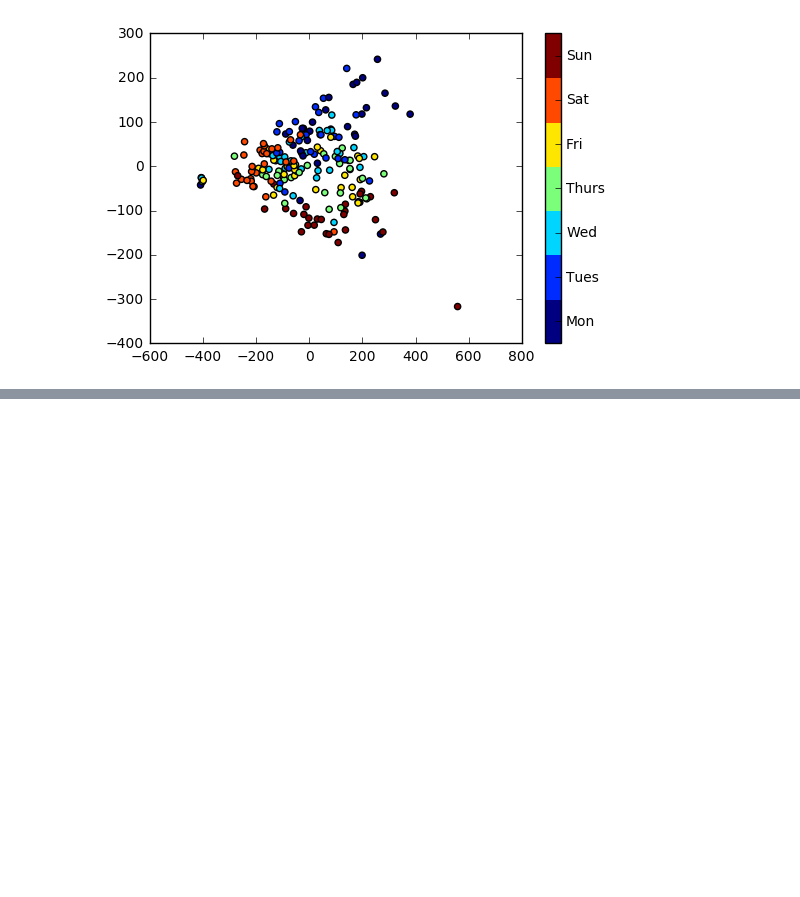
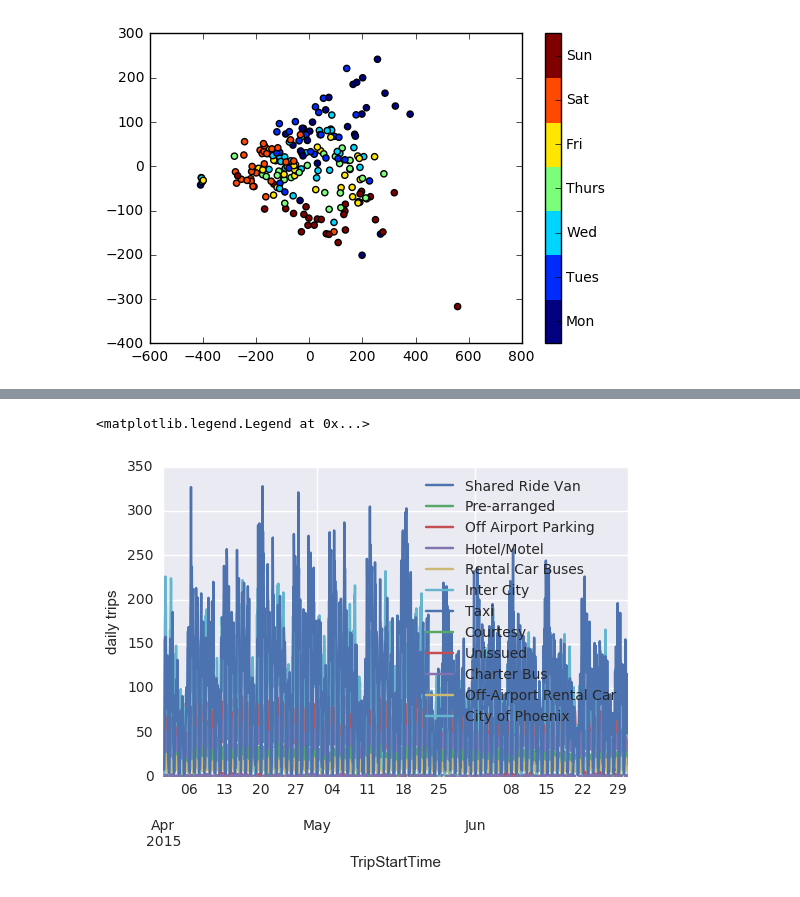
Before and after one commit to jessepisel/random_projects, a Jupyter notebook: PHX uber and lyft data.ipynb, the cells around one changed output, grey strips where cells are left out. Cells and saved outputs as stored; diff of their text form; code cells hidden in the pictures; blank space fills up the shorter version.

```diff
--- a/PHX uber and lyft data.ipynb
+++ b/PHX uber and lyft data.ipynb
@@ -127,0 +135,5 @@ airport_own['Duration'].astype(float).plot()
+# %%
+the_types=airport_own.OperatorType.unique()
+print(the_types)
+for i in range(len(the_types)):
+    airport_own[the_types[i]]=airport_own['OperatorType']==the_types[i]
@@ -127,0 +164,46 @@ airport_own['Duration'].astype(float).plot()
+# %%
+OffAirportParking=airport_own.query('Off_Airport_Parking == True ')
+SharedRideVan=airport_own.query('Shared_Ride_Van == True ')
+RentalCarBuses=airport_own.query('Rental_Car_Buses == True ')
+Hotel=airport_own.query('Hotel_Motel == True ')
+InterCity=airport_own.query('Inter_City == True ')
+Prearranged=airport_own.query('Pre_arranged == True ')
+Taxi=airport_own.query('Taxi == True ')
+Unissued=airport_own.query('Unissued == True ')
+CharBus=airport_own.query('Charter_Bus == True ')
+Courtesy=airport_own.query('Courtesy == True ')
+OffRentalCar=airport_own.query('Off_Airport_Rental_Car == True ')
+City=airport_own.query('City_of_Phoenix == True ')
+# %%
+oap=OffAirportParking.resample('h').sum()
+srv=SharedRideVan.resample('h').sum()
+rcb=RentalCarBuses.resample('h').sum()
+ho=Hotel.resample('h').sum()
+ic=InterCity.resample('h').sum()
+pre=Prearranged.resample('h').sum()
+taxi=Taxi.resample('h').sum()
+uniss=Unissued.resample('h').sum()
+cb=CharBus.resample('h').sum()
+cour=Courtesy.resample('h').sum()
+orc=OffRentalCar.resample('h').sum()
+cty=City.resample('h').sum()
+
+all_types=[[oap, srv, rcb, ho, ic, pre, taxi, uniss, cb, cour, orc, cty]]
+
+ax=oap['count'].plot()
+srv['count'].plot(ax=ax)
+rcb['count'].plot(ax=ax)
+ho['count'].plot(ax=ax)
+ic['count'].plot(ax=ax)
+pre['count'].plot(ax=ax)
+taxi['count'].plot(ax=ax)
+uniss['count'].plot(ax=ax)
+cb['count'].plot(ax=ax)
+cour['count'].plot(ax=ax)
+orc['count'].plot(ax=ax)
+cty['count'].plot(ax=ax)
+plt.ylabel('daily trips');
+plt.legend(list(the_types))
+# %% [output]
+<matplotlib.legend.Legend at 0x...>
+[figure, added]
```
Also changed, not shown: parts of 22 cells of this notebook.
